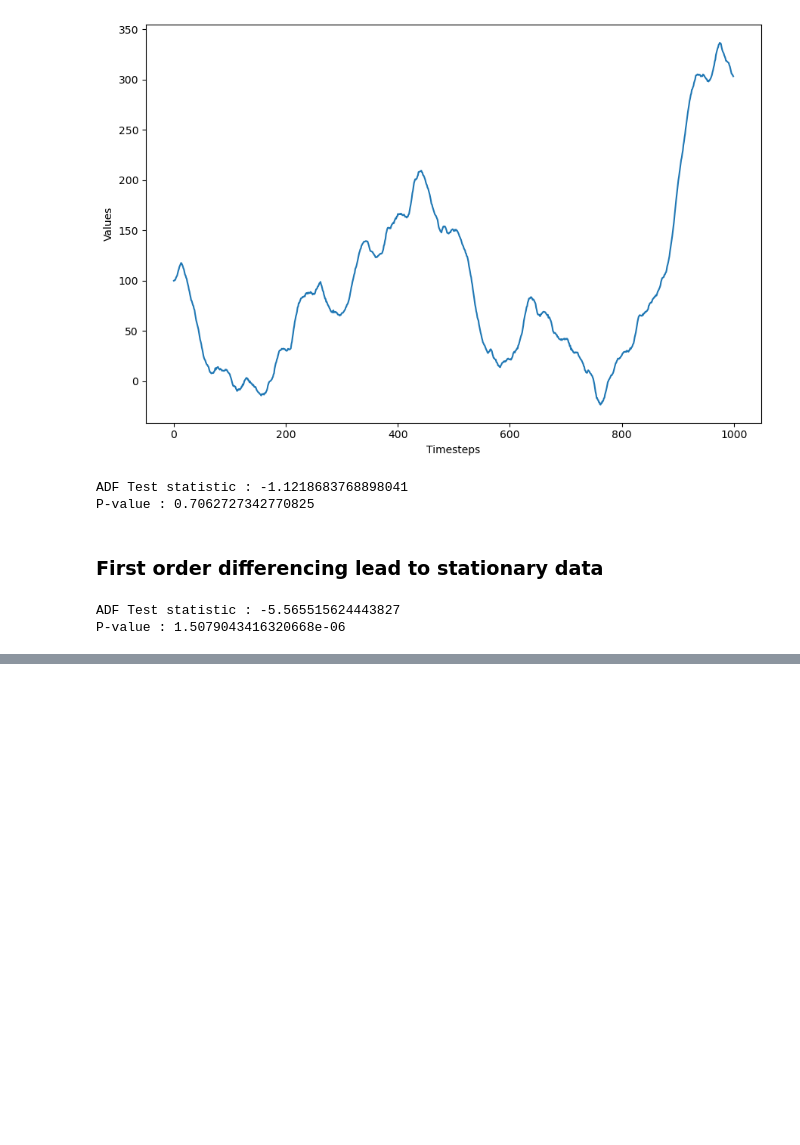
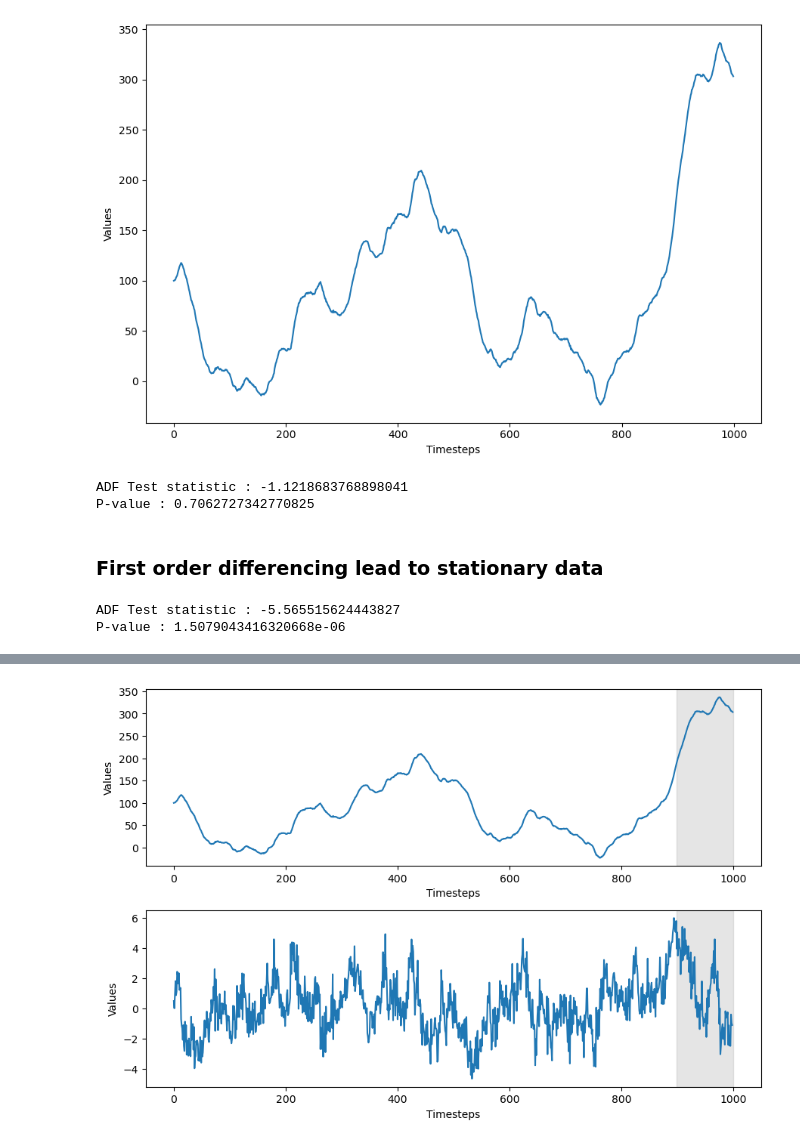
Before and after one commit to tharani001/TimeSeriesForecasting, a Jupyter notebook: ARIMA-forecasting/AR-Process.ipynb, the cells around one changed output, grey strips where cells are left out. Cells and saved outputs as stored; diff of their text form; code cells hidden in the pictures; blank space fills up the shorter version.

```diff
--- a/ARIMA-forecasting/AR-Process.ipynb
+++ b/ARIMA-forecasting/AR-Process.ipynb
@@ -135,0 +173,16 @@ P-value : 1.5079043416320668e-06
+# %%
+fig , (ax1, ax2) = plt.subplots(2,1)
+
+ax1.plot(data["value"])
+ax1.set_xlabel("Timesteps")
+ax1.set_ylabel("Values")
+ax1.axvspan(899,1000, color = '#808080', alpha = 0.2 )
+
+ax2.plot(transformed_data["values"])
+ax2.set_xlabel("Timesteps")
+ax2.set_ylabel("Values")
+ax2.axvspan(899,1000, color = '#808080', alpha = 0.2 )
+
+plt.tight_layout()
+# %% [output]
+[figure, added]
```
Also changed, not shown: parts of 9 cells of this notebook.
